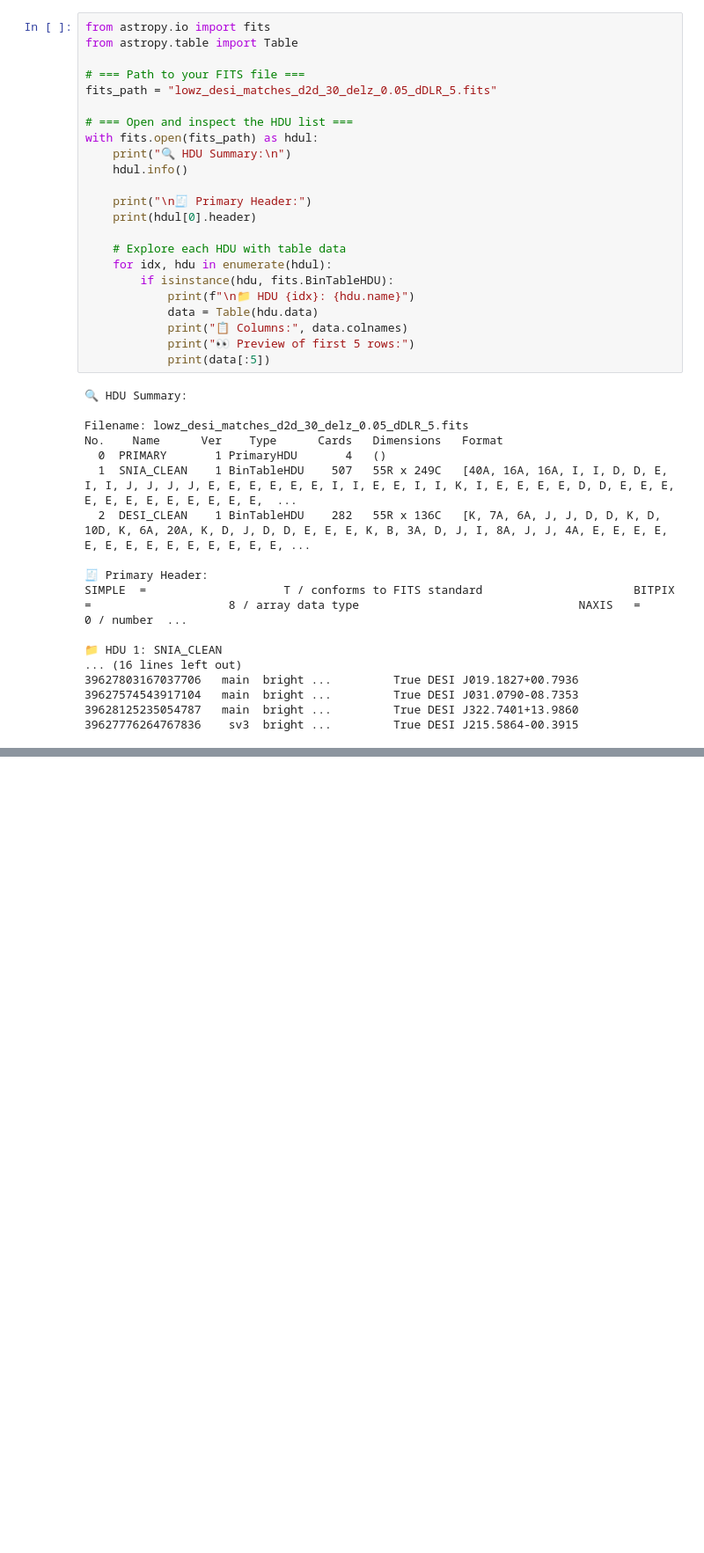
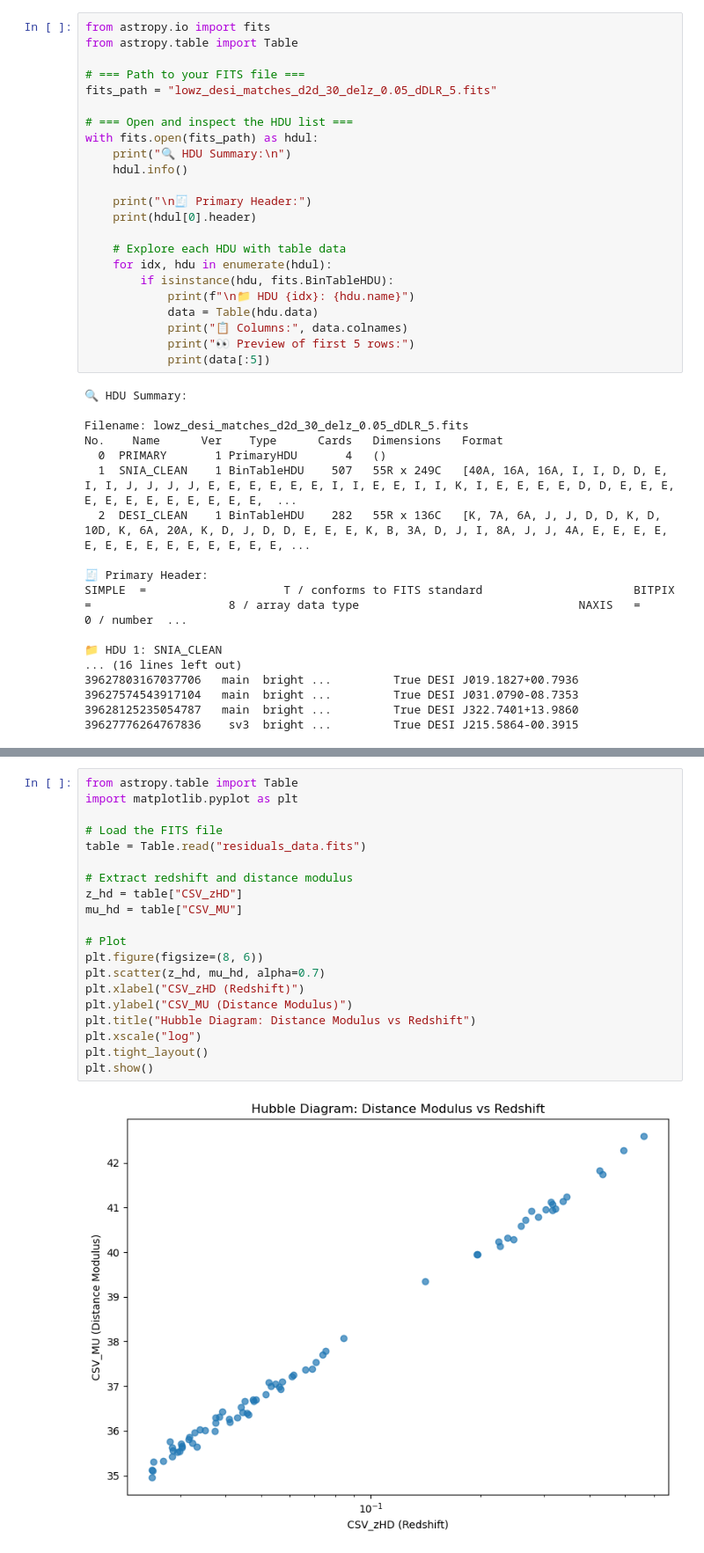
Before and after one commit to chernya4/DESI_DES, a Jupyter notebook: hbl_diag_resid.ipynb, the cells around one changed output, grey strips where cells are left out. Shown at 88% size. Cells and saved outputs as stored; diff of their text form; blank space fills up the shorter version.

```diff
--- a/hbl_diag_resid.ipynb
+++ b/hbl_diag_resid.ipynb
@@ -245,0 +556,22 @@ SNID       MU         MUERR_FINAL
+# %%
+from astropy.table import Table
+import matplotlib.pyplot as plt
+
+# Load the FITS file
+table = Table.read("residuals_data.fits")
+
+# Extract redshift and distance modulus
+z_hd = table["CSV_zHD"]
+mu_hd = table["CSV_MU"]
+
+# Plot
+plt.figure(figsize=(8, 6))
+plt.scatter(z_hd, mu_hd, alpha=0.7)
+plt.xlabel("CSV_zHD (Redshift)")
+plt.ylabel("CSV_MU (Distance Modulus)")
+plt.title("Hubble Diagram: Distance Modulus vs Redshift")
+plt.xscale("log")
+plt.tight_layout()
+plt.show()
+# %% [output]
+[figure, added]
```
Also changed, not shown: parts of 27 cells of this notebook, 15 other files.
